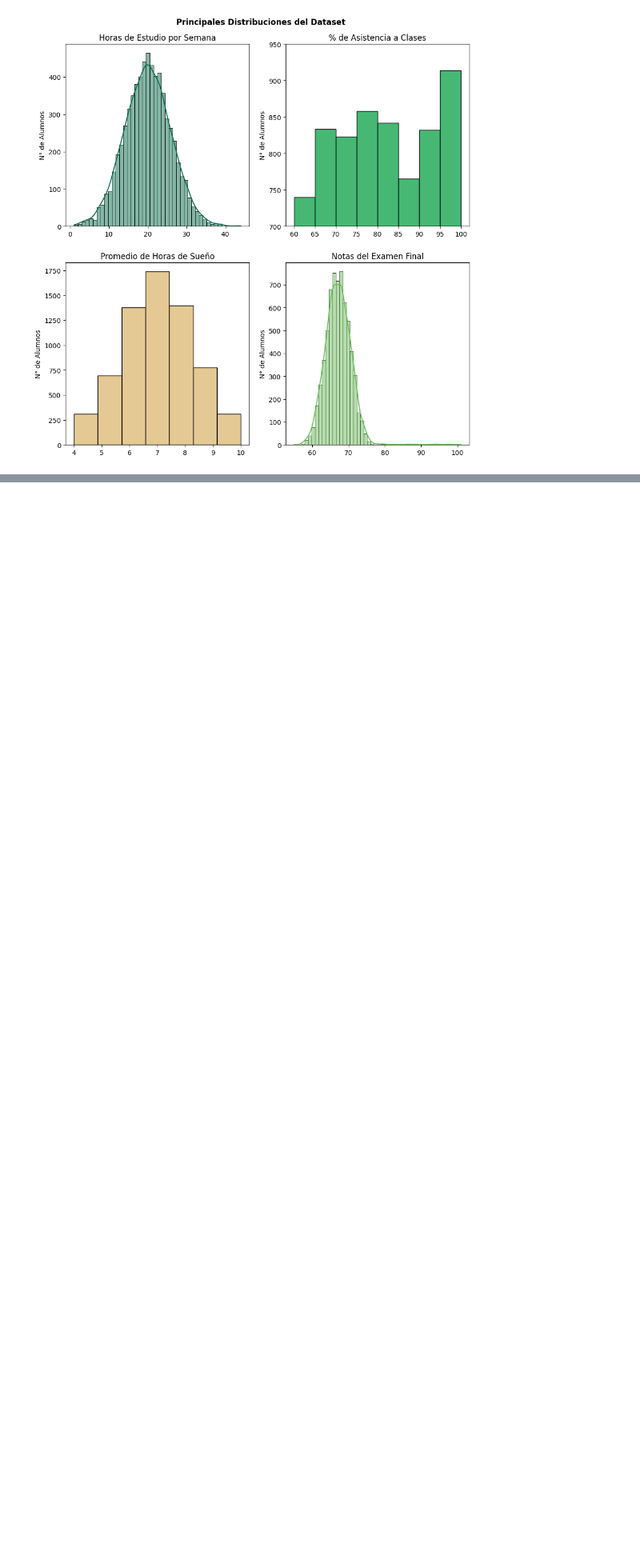
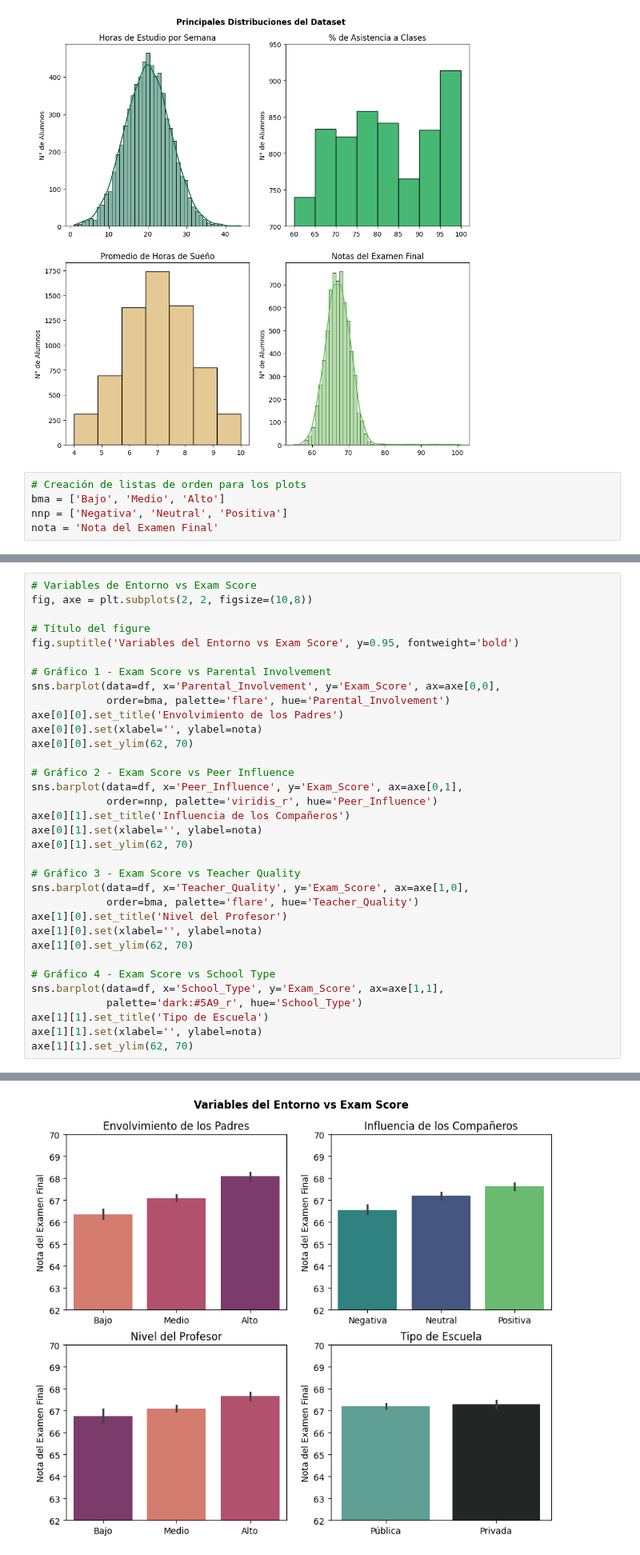
Before and after one commit to christianV1zcardo/Proyecto_Students_Performance_EDA, a Jupyter notebook: eda_study_perf.ipynb, the cells around one changed output, grey strips where cells are left out. Shown at 80% size. Drawn from its saved outputs; the diff is of its cells as text; blank space fills up the shorter version.

Commit message:
Variables del Entorno vs Exam Score

```diff
--- a/eda_study_perf.ipynb
+++ b/eda_study_perf.ipynb
@@ -146,4 +179,9 @@ axes[1][1].set(ylabel='N° de Alumnos', xlabel='')
 plt.show()
 # %% [output]
 [figure]
+# %%
+# Creación de listas de orden para los plots
+bma = ['Bajo', 'Medio', 'Alto']
+nnp = ['Negativa', 'Neutral', 'Positiva']
+nota = 'Nota del Examen Final'
 # %%
@@ -175 +214,36 @@ axes[1].legend(title='Talleres')
 [figure]
+# %%
+# Variables de Entorno vs Exam Score
+fig, axe = plt.subplots(2, 2, figsize=(10,8))
+
+# Título del figure
+fig.suptitle('Variables del Entorno vs Exam Score', y=0.95, fontweight='bold')
+
+# Gráfico 1 - Exam Score vs Parental Involvement
+sns.barplot(data=df, x='Parental_Involvement', y='Exam_Score', ax=axe[0,0],
+            order=bma, palette='flare', hue='Parental_Involvement')
+axe[0][0].set_title('Envolvimiento de los Padres')
+axe[0][0].set(xlabel='', ylabel=nota)
+axe[0][0].set_ylim(62, 70)
+
+# Gráfico 2 - Exam Score vs Peer Influence
+sns.barplot(data=df, x='Peer_Influence', y='Exam_Score', ax=axe[0,1],
+            order=nnp, palette='viridis_r', hue='Peer_Influence')
+axe[0][1].set_title('Influencia de los Compañeros')
+axe[0][1].set(xlabel='', ylabel=nota)
+axe[0][1].set_ylim(62, 70)
+
+# Gráfico 3 - Exam Score vs Teacher Quality
+sns.barplot(data=df, x='Teacher_Quality', y='Exam_Score', ax=axe[1,0],
+            order=bma, palette='flare', hue='Teacher_Quality')
+axe[1][0].set_title('Nivel del Profesor')
+axe[1][0].set(xlabel='', ylabel=nota)
+axe[1][0].set_ylim(62, 70)
+
+# Gráfico 4 - Exam Score vs School Type
+sns.barplot(data=df, x='School_Type', y='Exam_Score', ax=axe[1,1],
+            palette='dark:#5A9_r', hue='School_Type')
+axe[1][1].set_title('Tipo de Escuela')
+axe[1][1].set(xlabel='', ylabel=nota)
+axe[1][1].set_ylim(62, 70)
+# %% [output]
@@ -175,0 +251 @@ axes[1].legend(title='Talleres')
+[figure, added]
```
Also changed, not shown: parts of 3 cells of this notebook, 2 other files.
